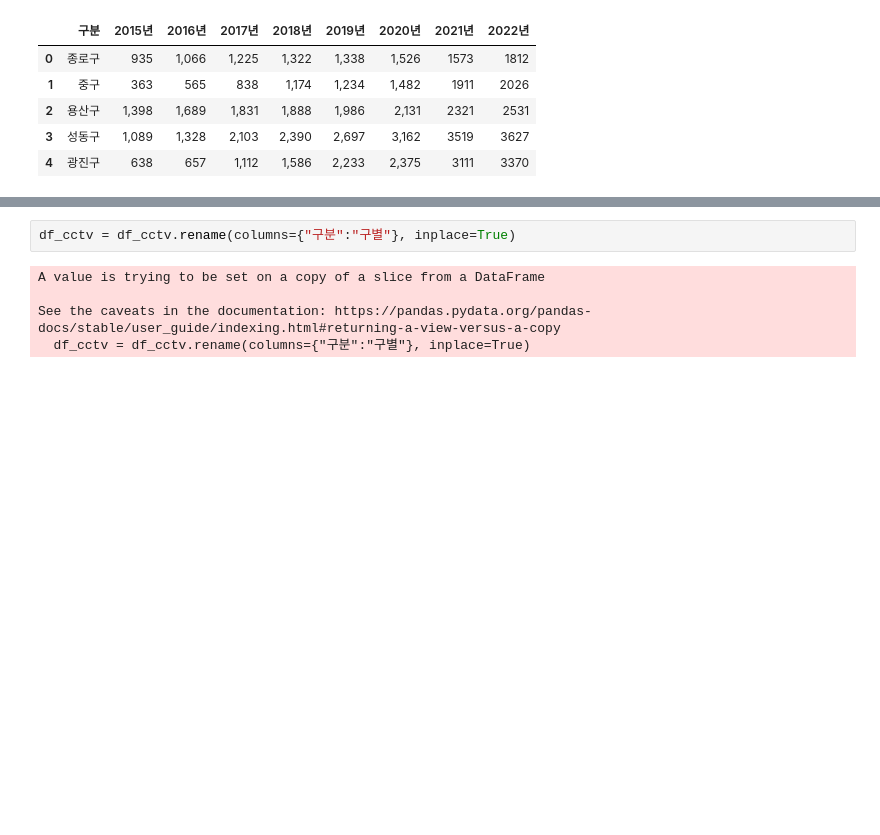
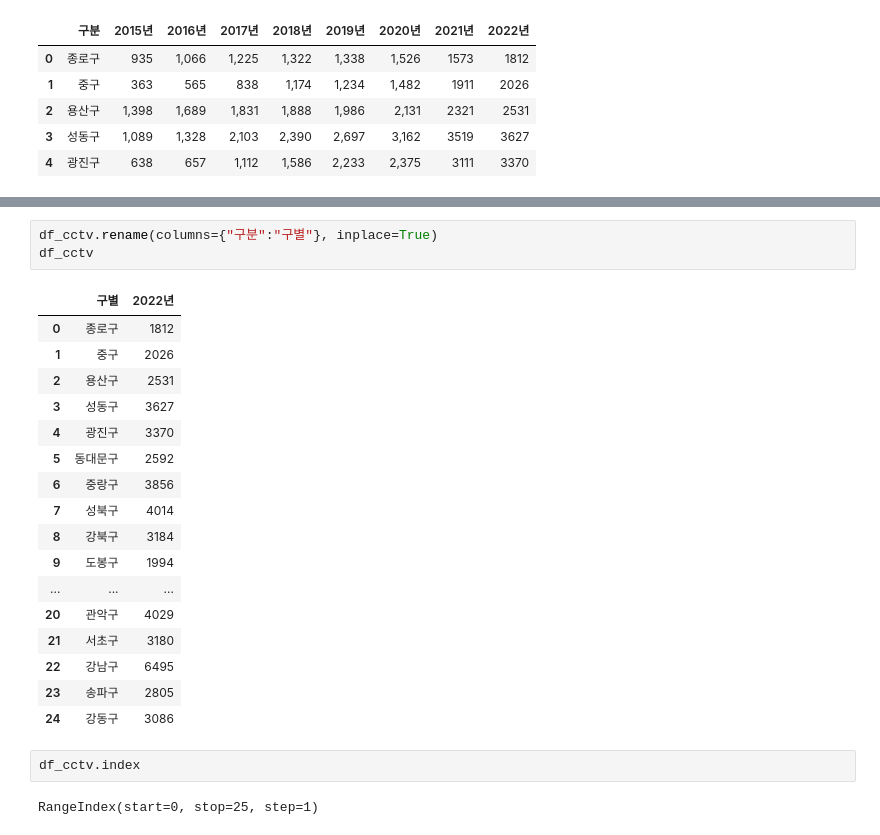
Before and after one commit to seohyun1119/pythonbasic, a Jupyter notebook: mini_project(1)/mini_project(3).ipynb, the cells around one changed output, grey strips where cells are left out. Saved outputs shown, nothing was run; the diff lists cells and outputs as text; blank space fills up the shorter version.

```diff
--- a/mini_project(1)/mini_project(3).ipynb
+++ b/mini_project(1)/mini_project(3).ipynb
@@ -190,9 +191,27 @@ df_cctv
 | 23 | 송파구 | 2805 |
 | 24 | 강동구 | 3086 |
 # %%
-df_cctv = df_cctv.rename(columns={"구분":"구별"}, inplace=True)
+df_cctv.rename(columns={"구분":"구별"}, inplace=True)
+df_cctv
 # %% [output]
-A value is trying to be set on a copy of a slice from a DataFrame
-
-See the caveats in the documentation: https://pandas.pydata.org/pandas-docs/stable/user_guide/indexing.html#returning-a-view-versus-a-copy
-  df_cctv = df_cctv.rename(columns={"구분":"구별"}, inplace=True)
+|  | 구별 | 2022년 |
+| 0 | 종로구 | 1812 |
+| 1 | 중구 | 2026 |
+| 2 | 용산구 | 2531 |
+| 3 | 성동구 | 3627 |
+| 4 | 광진구 | 3370 |
+| 5 | 동대문구 | 2592 |
+| 6 | 중랑구 | 3856 |
+| 7 | 성북구 | 4014 |
+| 8 | 강북구 | 3184 |
+| 9 | 도봉구 | 1994 |
+| ... | ... | ... |
+| 20 | 관악구 | 4029 |
+| 21 | 서초구 | 3180 |
+| 22 | 강남구 | 6495 |
+| 23 | 송파구 | 2805 |
+| 24 | 강동구 | 3086 |
+# %%
+df_cctv.index
+# %% [output]
+RangeIndex(start=0, stop=25, step=1)
```
Also changed, not shown: parts of 15 cells of this notebook, 3 other files.
